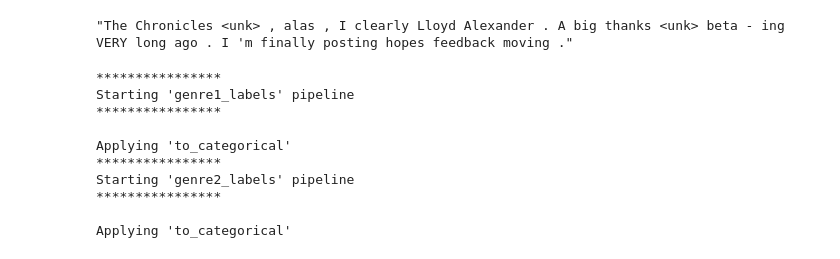
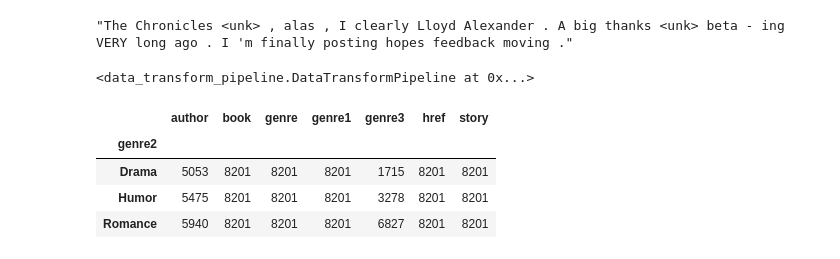
Before and after one commit to calebdre/intro-ds-project, a Jupyter notebook: data.ipynb, the cells around one changed output. Cells and saved outputs as stored; diff of their text form; code cells hidden in the pictures.

```diff
--- a/data.ipynb
+++ b/data.ipynb
@@ -115,20 +100,29 @@ tensor([   20, 33335, 45000,     0, 29404,     0,    28,   865,  8031,  2598,
 " ".join([idx_word_map[idx.item()] for idx in embeds[0]])
 # %% [output]
 "The Chronicles <unk> , alas , I clearly Lloyd Alexander . A big thanks <unk> beta - ing VERY long ago . I 'm finally posting hopes feedback moving ."
+# %%
+label_pipeline = DataTransformPipeline()
+label_pipeline.add(TextTransforms.to_categorical)
+# %% [output]
+<data_transform_pipeline.DataTransformPipeline at 0x...>
 # %%
-label_pipeline = DataTransformPipeline()
-label_pipeline.add(TextTransforms.to_categorical)
-
 for label in ["genre1", "genre2"]:
     label_pipeline.apply("{}_labels".format(label), data[label])
-# %% [output]
-****************
-Starting 'genre1_labels' pipeline
-****************
-
-Applying 'to_categorical'
-****************
-Starting 'genre2_labels' pipeline
-****************
-
-Applying 'to_categorical'
+# %%
+romance = data[data["genre2"] == "Romance"]
+humor = data[data["genre2"] == "Humor"]
+drama = data[data["genre2"] == "Drama"]
+
+comb = drama.append(
+        romance.iloc[:drama.shape[0]]
+    ).append(
+        humor.iloc[:drama.shape[0]]
+    )
+# %%
+comb.groupby("genre2").count()
+# %% [output]
+|  | author | book | genre | genre1 | genre3 | href | story |
+| genre2 |  |  |  |  |  |  |  |
+| Drama | 5053 | 8201 | 8201 | 8201 | 1715 | 8201 | 8201 |
+| Humor | 5475 | 8201 | 8201 | 8201 | 3278 | 8201 | 8201 |
+| Romance | 5940 | 8201 | 8201 | 8201 | 6827 | 8201 | 8201 |
```
Also changed, not shown: parts of 8 cells of this notebook, 2 other files.
